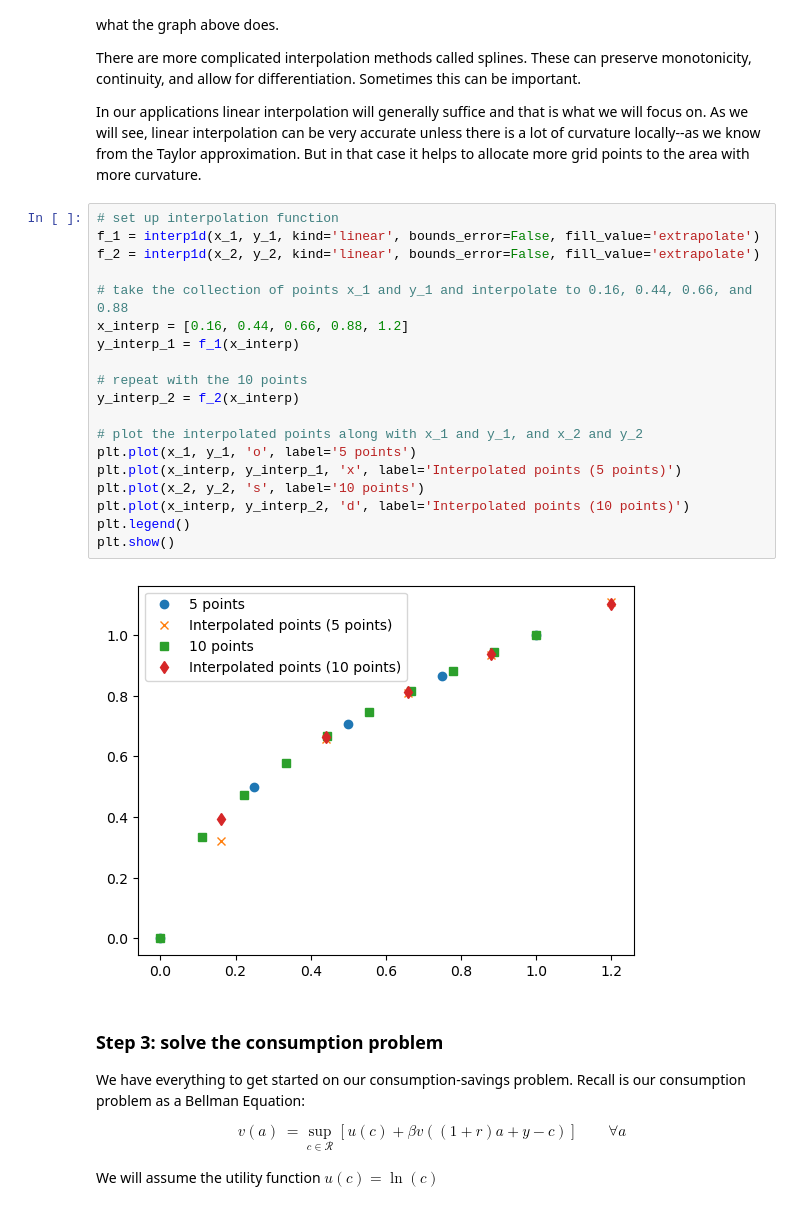
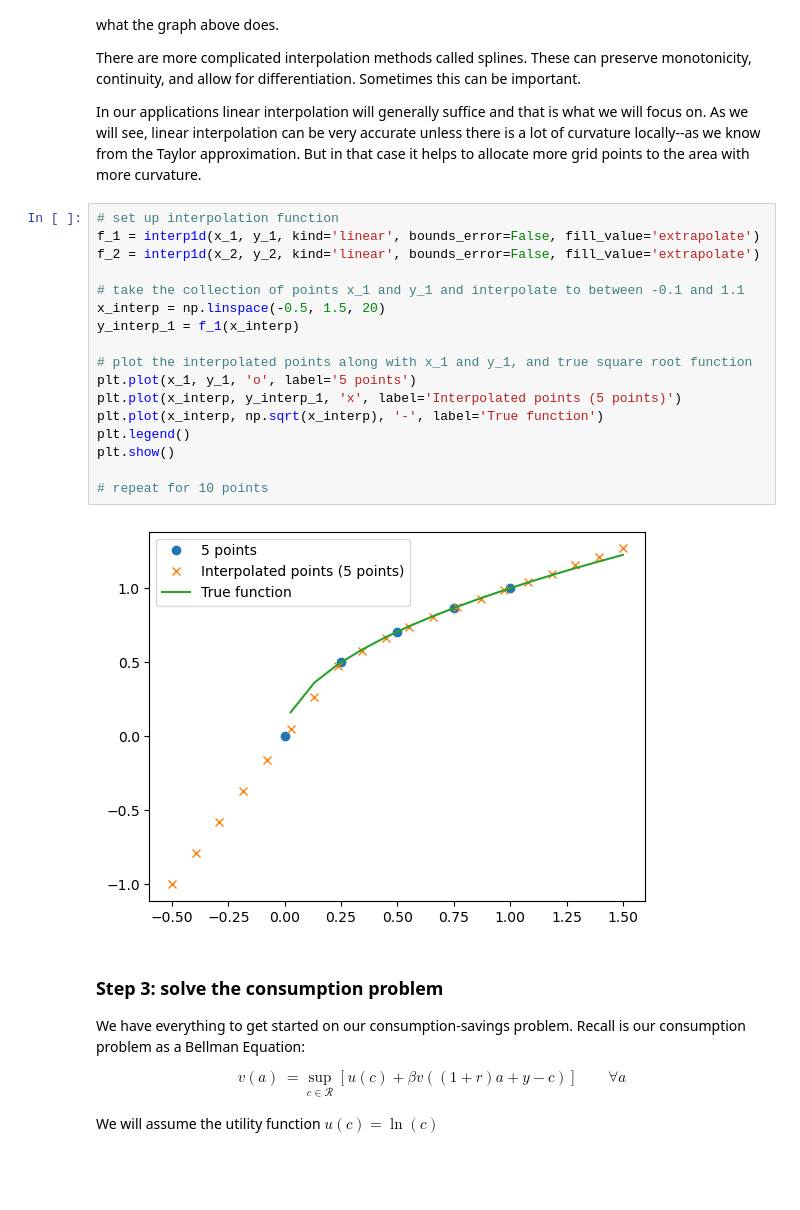
Before and after one commit to johanneswieland/281-Computational, a Jupyter notebook: Introduction/dynamicprogramming.ipynb, the cells around one changed output. Drawn from its saved outputs; the diff is of its cells as text; blank space fills up the shorter version.

```diff
--- a/Introduction/dynamicprogramming.ipynb
+++ b/Introduction/dynamicprogramming.ipynb
@@ -185,24 +181,22 @@ In our applications linear interpolation will generally suffice and that is what
 # %%
 # set up interpolation function
 f_1 = interp1d(x_1, y_1, kind='linear', bounds_error=False, fill_value='extrapolate')
 f_2 = interp1d(x_2, y_2, kind='linear', bounds_error=False, fill_value='extrapolate')
 
-# take the collection of points x_1 and y_1 and interpolate to 0.16, 0.44, 0.66, and 0.88
-x_interp = [0.16, 0.44, 0.66, 0.88, 1.2]
+# take the collection of points x_1 and y_1 and interpolate to between -0.1 and 1.1
+x_interp = np.linspace(-0.5, 1.5, 20)
 y_interp_1 = f_1(x_interp)
 
-# repeat with the 10 points
-y_interp_2 = f_2(x_interp)
-
-# plot the interpolated points along with x_1 and y_1, and x_2 and y_2
+# plot the interpolated points along with x_1 and y_1, and true square root function
 plt.plot(x_1, y_1, 'o', label='5 points')
 plt.plot(x_interp, y_interp_1, 'x', label='Interpolated points (5 points)')
-plt.plot(x_2, y_2, 's', label='10 points')
-plt.plot(x_interp, y_interp_2, 'd', label='Interpolated points (10 points)')
+plt.plot(x_interp, np.sqrt(x_interp), '-', label='True function')
 plt.legend()
 plt.show()
+
+# repeat for 10 points
 # %% [output]
-[figure, old version]
+[figure, new version]
 # %% [markdown]
 ### Step 3: solve the consumption problem
 
```
Also changed, not shown: parts of 3 cells of this notebook.
